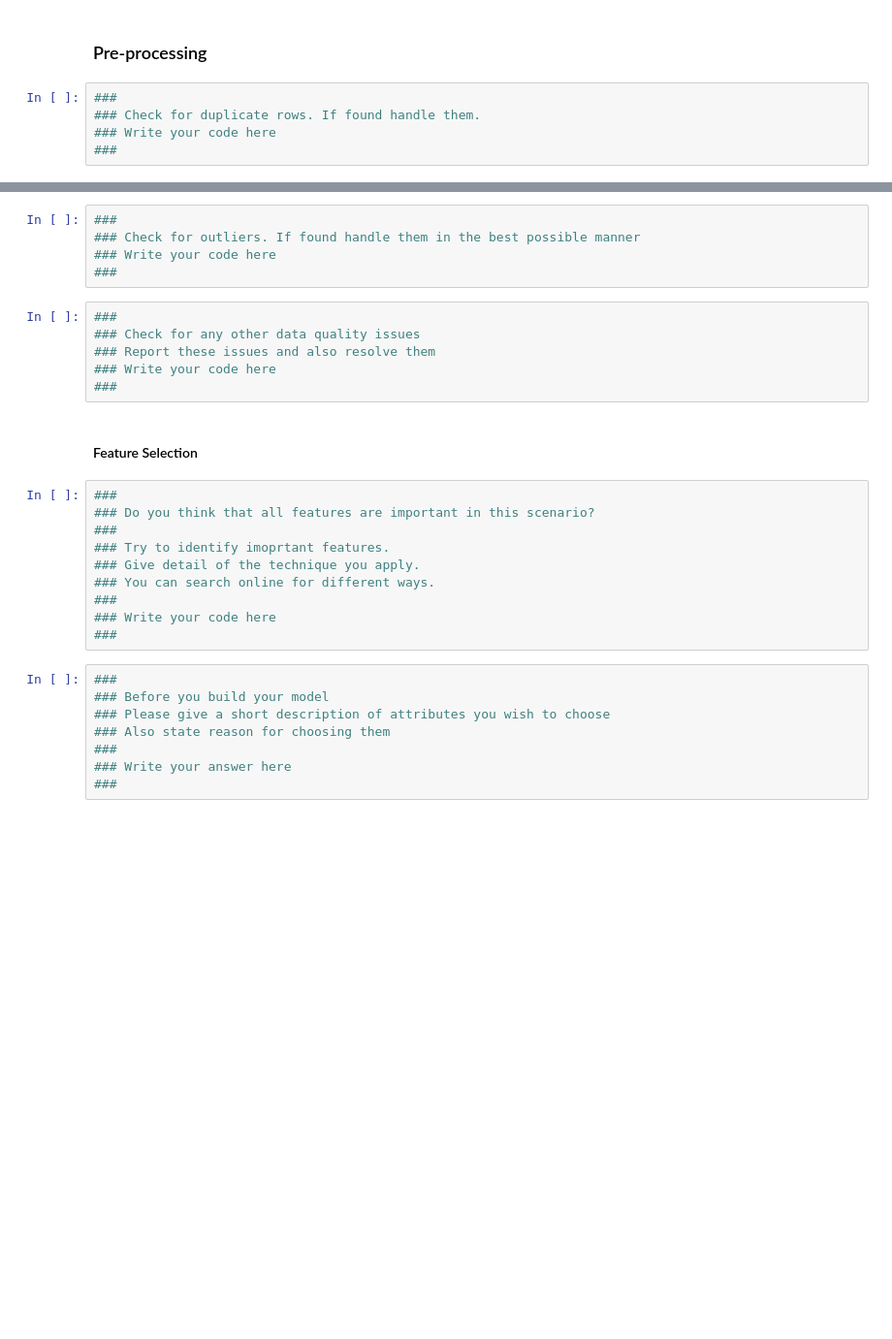
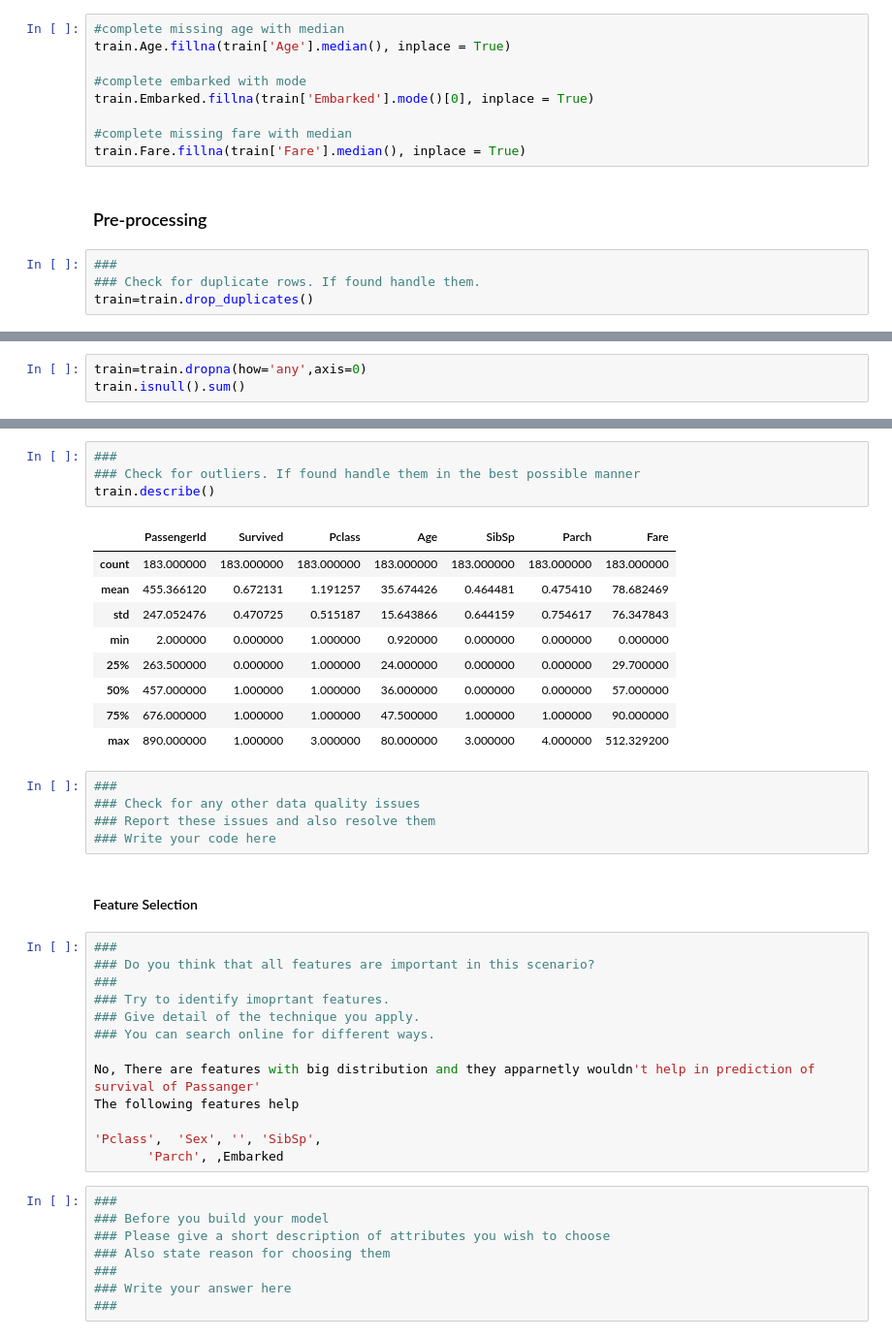
Before and after one commit to IrfanKhalid/Data-Science, a Jupyter notebook: Intro_to_Data_Science_.ipynb, the cells around one changed output, grey strips where cells are left out. Shown: that part at 97% size. Cells and saved outputs as stored; diff of their text form; blank space fills up the shorter version.

```diff
--- a/Intro_to_Data_Science_.ipynb
+++ b/Intro_to_Data_Science_.ipynb
@@ -538,13 +538,21 @@ ax[0].set(title = 'Passenger Survival on the basis of Pclass',
 <h3> Great! Let's Keep Going </h3>
 * I hope now you have a good understanding of data.
 * Let's move to the next phase of data science
+# %%
+#complete missing age with median
+train.Age.fillna(train['Age'].median(), inplace = True)
+
+#complete embarked with mode
+train.Embarked.fillna(train['Embarked'].mode()[0], inplace = True)
+
+#complete missing fare with median
+train.Fare.fillna(train['Fare'].median(), inplace = True)
 # %% [markdown]
 ### Pre-processing
 # %%
 ###
 ### Check for duplicate rows. If found handle them.
-### Write your code here
-###
+train=train.drop_duplicates()
 # %%
 ###
 ### Check for missing values. If found handle them in the best possible manner
@@ -552,0 +574,3 @@ ax[0].set(title = 'Passenger Survival on the basis of Pclass',
+# %%
+train=train.dropna(how='any',axis=0)
+train.isnull().sum()
@@ -553,14 +591,22 @@ ax[0].set(title = 'Passenger Survival on the basis of Pclass',
 # %%
 ###
 ### Check for outliers. If found handle them in the best possible manner
-### Write your code here
-###
+train.describe()
+# %% [output]
+|  | PassengerId | Survived | Pclass | Age | SibSp | Parch | Fare |
+| count | 183.000000 | 183.000000 | 183.000000 | 183.000000 | 183.000000 | 183.000000 | 183.000000 |
+| mean | 455.366120 | 0.672131 | 1.191257 | 35.674426 | 0.464481 | 0.475410 | 78.682469 |
+| std | 247.052476 | 0.470725 | 0.515187 | 15.643866 | 0.644159 | 0.754617 | 76.347843 |
+| min | 2.000000 | 0.000000 | 1.000000 | 0.920000 | 0.000000 | 0.000000 | 0.000000 |
+| 25% | 263.500000 | 0.000000 | 1.000000 | 24.000000 | 0.000000 | 0.000000 | 29.700000 |
+| 50% | 457.000000 | 1.000000 | 1.000000 | 36.000000 | 0.000000 | 0.000000 | 57.000000 |
+| 75% | 676.000000 | 1.000000 | 1.000000 | 47.500000 | 1.000000 | 1.000000 | 90.000000 |
+| max | 890.000000 | 1.000000 | 3.000000 | 80.000000 | 3.000000 | 4.000000 | 512.329200 |
 # %%
 ###
 ### Check for any other data quality issues
 ### Report these issues and also resolve them
 ### Write your code here
-###
 # %% [markdown]
 #### Feature Selection
 # %%
@@ -570,9 +616,12 @@ ax[0].set(title = 'Passenger Survival on the basis of Pclass',
 ### Try to identify imoprtant features.
 ### Give detail of the technique you apply.
 ### You can search online for different ways.
-###
-### Write your code here
-###
+
+No, There are features with big distribution and they apparnetly wouldn't help in prediction of survival of Passanger'
+The following features help
+
+'Pclass',  'Sex', '', 'SibSp',
+       'Parch', ,Embarked
 # %%
 ###
 ### Before you build your model
```
Also changed, not shown: parts of 8 cells of this notebook.
